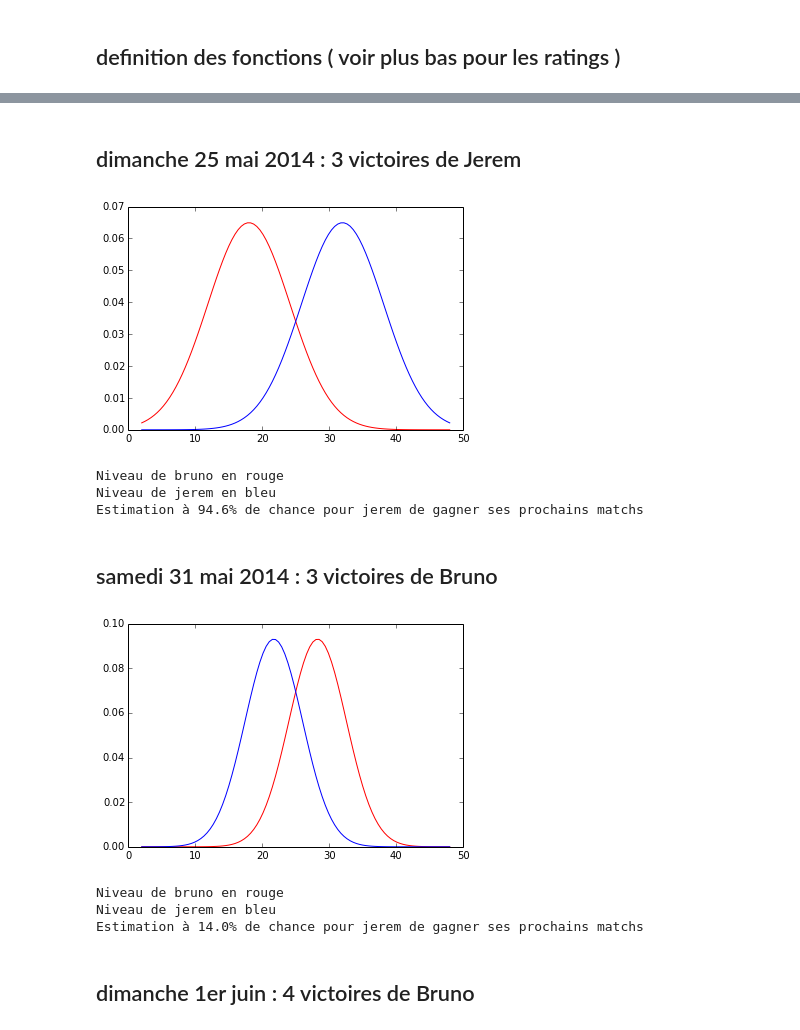
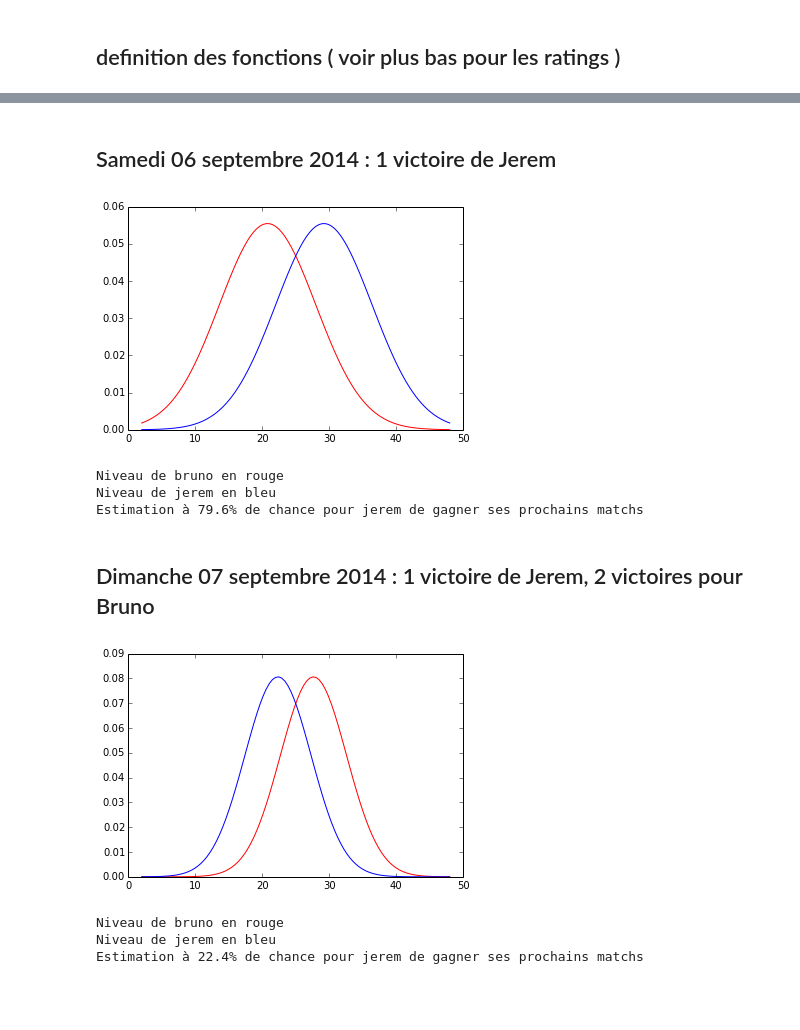
Before and after one commit to brumar/TrueSkillShortTrial, a Jupyter notebook: badRatings.ipynb, the cells around one changed output, grey strips where cells are left out. Cells and saved outputs as stored; diff of their text form; code cells hidden in the pictures; blank space fills up the shorter version.

```diff
--- a/badRatings.ipynb
+++ b/badRatings.ipynb
@@ -28,23 +32,21 @@ def updateRatingsAndPrint(jeremVictoryList):
     plt.show()
     print( "Niveau de bruno en rouge \nNiveau de jerem en bleu")
     print('Estimation à {:.1%} de chance pour jerem de gagner ses prochains matchs'.format(Pwin(jerem,bruno)))
-# %% [markdown]
-## dimanche 25 mai 2014 : 3 victoires de Jerem
+# %% [markdown]
+## Samedi 06 septembre 2014 : 1 victoire de Jerem
 # %%
-updateRatingsAndPrint([1,1,1])
+updateRatingsAndPrint([1])
 # %% [output]
-[figure, old version]
+[figure, new version]
 Niveau de bruno en rouge
 Niveau de jerem en bleu
-Estimation à 94.6% de chance pour jerem de gagner ses prochains matchs
+Estimation à 79.6% de chance pour jerem de gagner ses prochains matchs
-# %% [markdown]
-## samedi 31 mai 2014 : 3 victoires de Bruno
+# %% [markdown]
+## Dimanche 07 septembre 2014 : 1 victoire de Jerem, 2 victoires pour Bruno
 # %%
-updateRatingsAndPrint([0,0,0])
+updateRatingsAndPrint([1,0,0])
 # %% [output]
-[figure, old version]
+[figure, new version]
 Niveau de bruno en rouge
 Niveau de jerem en bleu
-Estimation à 14.0% de chance pour jerem de gagner ses prochains matchs
+Estimation à 22.4% de chance pour jerem de gagner ses prochains matchs
-# %% [markdown]
-## dimanche 1er juin : 4 victoires de Bruno
```
Also changed, not shown: parts of 2 cells of this notebook.
